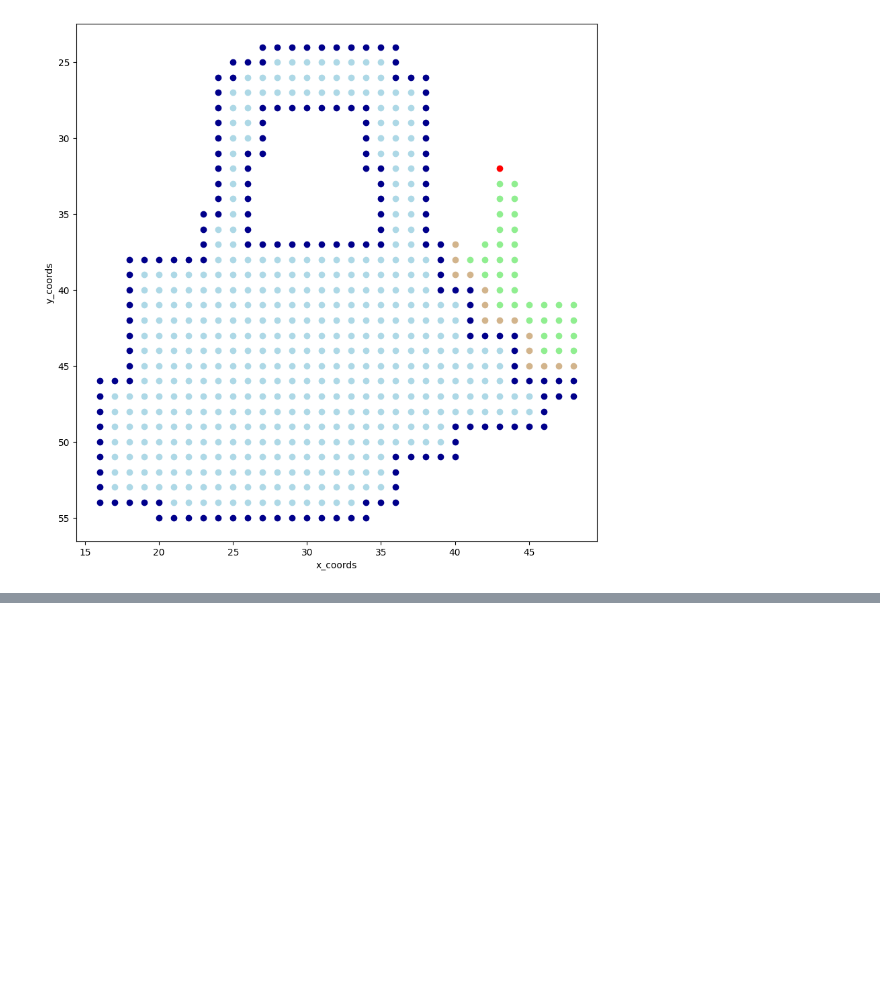
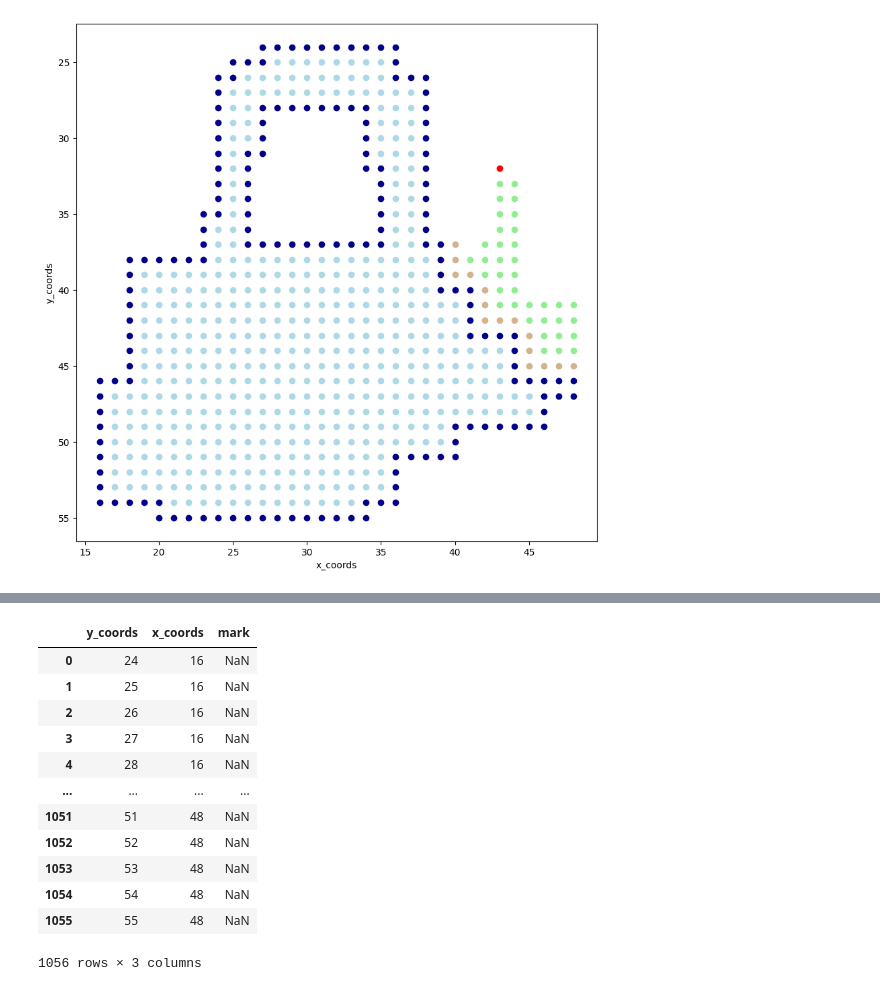
Before and after one commit to ShenShu2016/pokemmo_py_auto, a Jupyter notebook: tools/x_y_battle_area_analyize.ipynb, the cells around one changed output, grey strips where cells are left out. Saved outputs shown, nothing was run; the diff lists cells and outputs as text; code cells hidden in the pictures; blank space fills up the shorter version.

```diff
--- a/tools/x_y_battle_area_analyize.ipynb
+++ b/tools/x_y_battle_area_analyize.ipynb
@@ -376,0 +417,18 @@ hex(2172166733824)
+# %%
+# 修改列名
+df_melted.rename(columns={'index': 'y_coords'}, inplace=True)
+df_melted
+# %% [output]
+|  | y_coords | x_coords | mark |
+| 0 | 24 | 16 | NaN |
+| 1 | 25 | 16 | NaN |
+| 2 | 26 | 16 | NaN |
+| 3 | 27 | 16 | NaN |
+| 4 | 28 | 16 | NaN |
+| ... | ... | ... | ... |
+| 1051 | 51 | 48 | NaN |
+| 1052 | 52 | 48 | NaN |
+| 1053 | 53 | 48 | NaN |
+| 1054 | 54 | 48 | NaN |
+| 1055 | 55 | 48 | NaN |
+1056 rows × 3 columns
```
Also changed, not shown: parts of 8 cells of this notebook, 6 other files.
